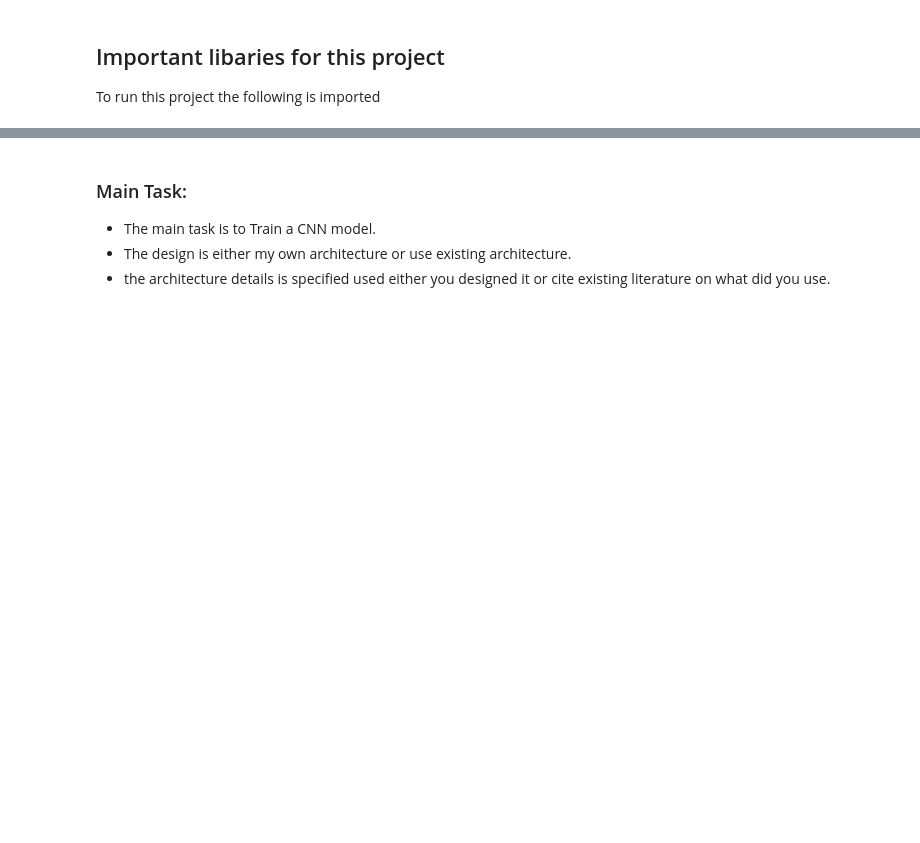
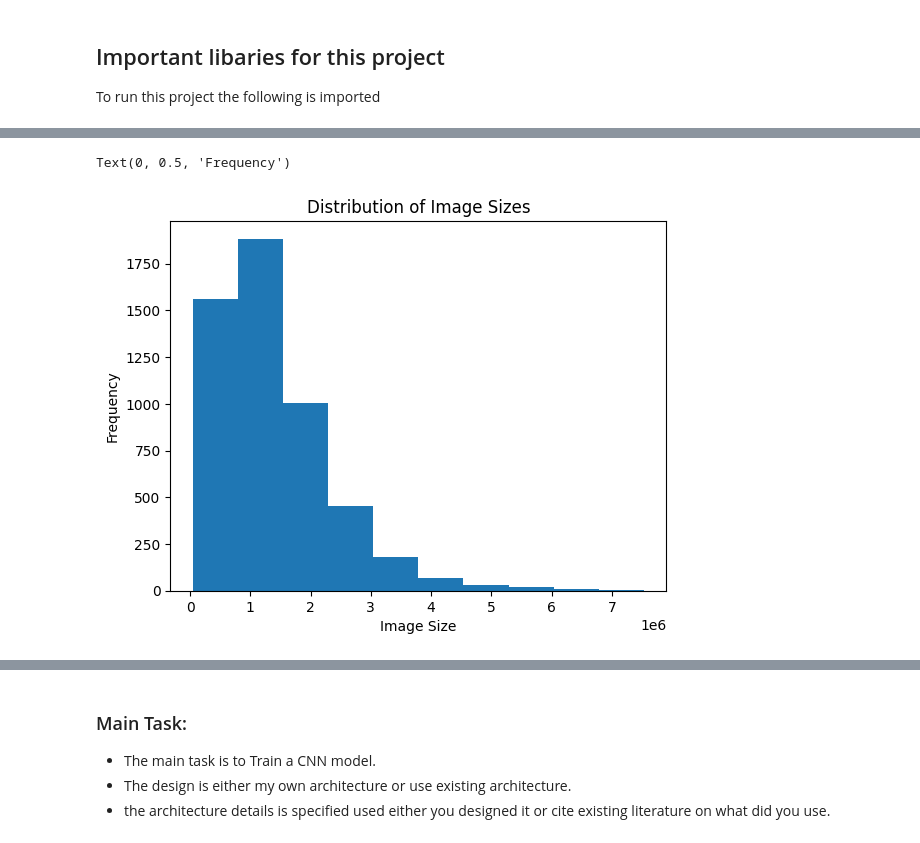
Before and after one commit to sondosaabed/Pneumonia-Classification-CNN, a Jupyter notebook: Pneumonia-Classification-CNN.ipynb, the cells around one changed output, grey strips where cells are left out. Drawn from its saved outputs; the diff is of its cells as text; code cells hidden in the pictures; blank space fills up the shorter version.

```diff
--- a/Pneumonia-Classification-CNN.ipynb
+++ b/Pneumonia-Classification-CNN.ipynb
@@ -61,0 +198,17 @@ import pandas as pd
+# %%
+image_sizes = []
+aspect_ratios = []
+
+for image_path in train_df['ImagePath']:
+    image = PIL.Image.open(image_path)
+    width, height = image.size
+    image_sizes.append(width * height)
+    aspect_ratios.append(width / height)
+# %%
+plt.hist(image_sizes, label="Image Size")
+plt.title("Distribution of Image Sizes")
+plt.xlabel("Image Size")
+plt.ylabel("Frequency")
+# %% [output]
+Text(0, 0.5, 'Frequency')
+[figure, added]
```
Also changed, not shown: parts of 15 cells of this notebook.
